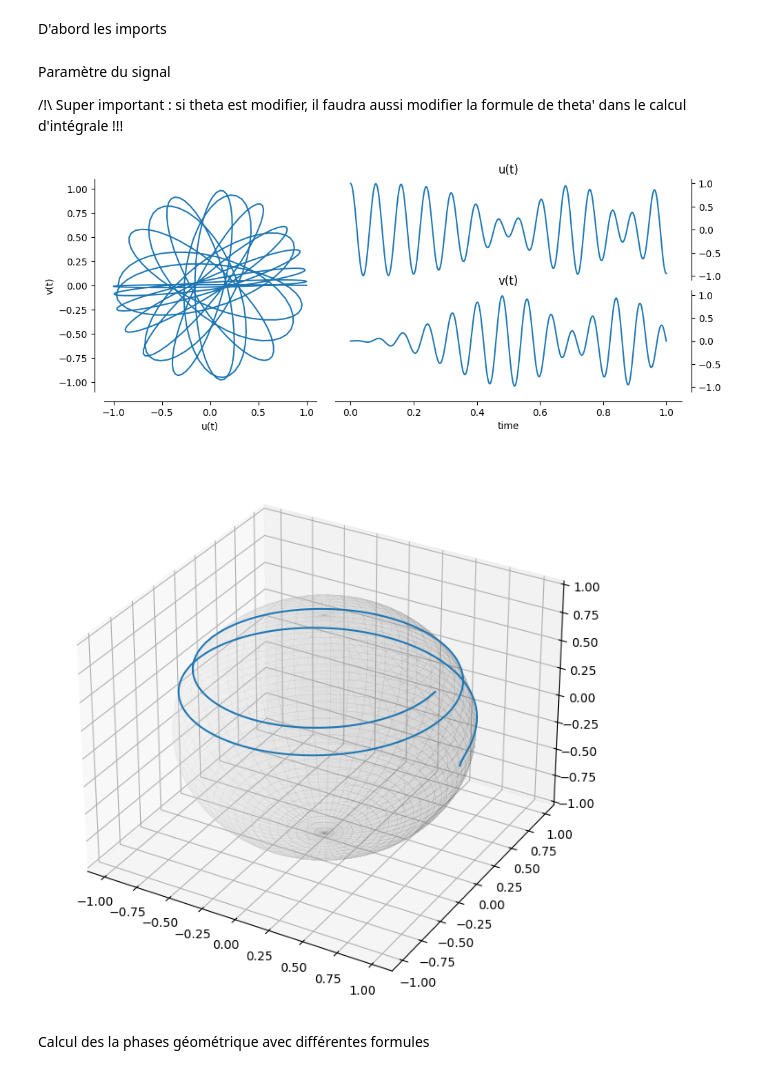
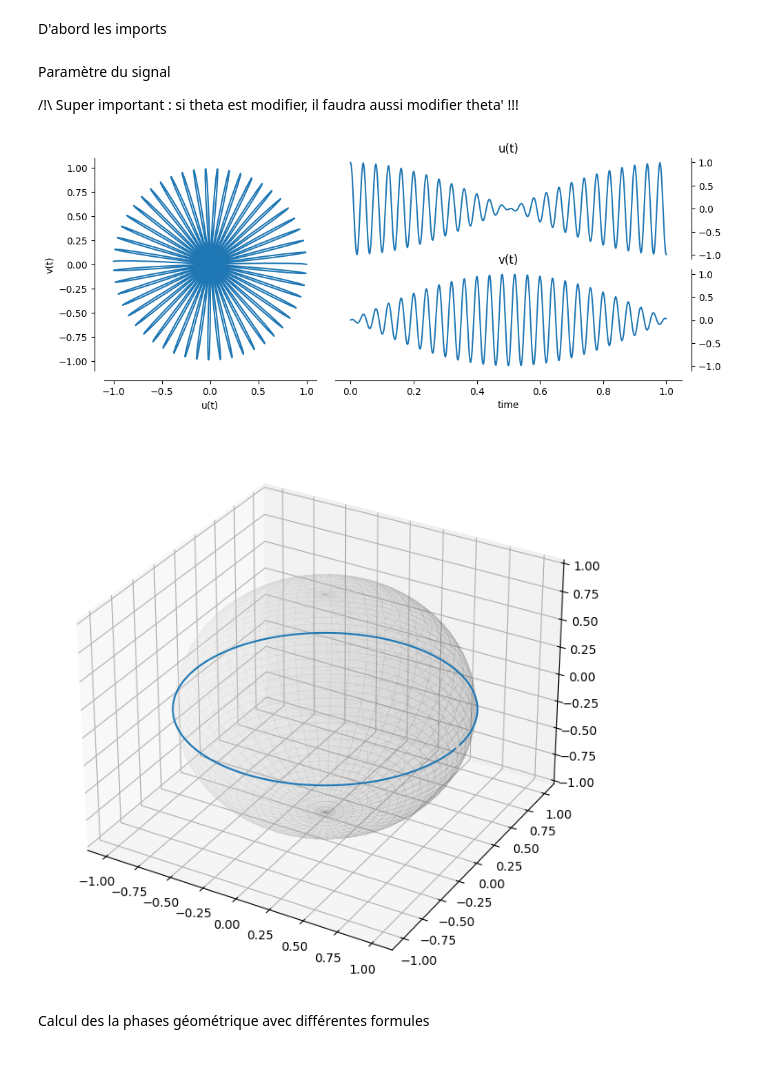
Before and after one commit to GregoireDoat/StageM2, a Jupyter notebook: code/pb-phase_g.ipynb, the cells around one changed output. Cells and saved outputs as stored; diff of their text form; code cells hidden in the pictures.

```diff
--- a/code/pb-phase_g.ipynb
+++ b/code/pb-phase_g.ipynb
@@ -16,7 +16,7 @@ from matplotlib.colors import LightSource
 Paramètre du signal
 
 
-/!\ Super important : si theta est modifier, il faudra aussi modifier la formule de theta' dans le calcul d'intégrale !!!
+/!\ Super important : si theta est modifier, il faudra aussi modifier theta' !!!
 # %%
     # Pas de temps
 
@@ -30,16 +30,16 @@ t = np.linspace(0, L, L*N)  # array des temps
 a = np.ones_like(t)
 
 def phi_f(t):
-    return 25 * np.pi * t
+    return 50 * np.pi * t
 
 def theta_f(t):
-    return 2*np.pi  * t**2
+    return np.pi*0.99  * t
 
 def theta_p(t): #theta prime, ca dérivée en somme
-    return 4*np.pi * t
+    return np.pi*0.99
 
 def chi_f(t):
-    return np.pi/10 * t
+    return 0#np.pi/10
 
 # valeurs associées aux fonctions
 phi  =  np.array([phi_f(t_) for t_ in t])
@@ -63,35 +63,35 @@ x1, x2 = bsp.utils.sympSplit(x)
 xvec = np.array([x1, x2])
 
 
     # Plots
 
 # en 2D
 
 bsp.utils.visual.plot2D(t, x)
 plt.show()
 
 
 # en 3D
 
 fig = plt.figure(figsize=(8, 8))
 ax = fig.add_subplot(111, projection="3d", computed_zorder=False)
 
 # ajout de la sphère
 u, v = np.mgrid[0 : 2 * np.pi : 50j, 0 : np.pi : 50j]
 r1 = np.cos(u) * np.sin(v)
 r2 = np.sin(u) * np.sin(v)
 r3 = np.cos(v)
 
 r = 0.99
 ls = LightSource(azdeg=210, altdeg=30)
 ax.plot_surface(r * r1, r * r2, r * r3, color=(0.9, 0.9, 0.9), alpha=0.1, zorder=-1, rstride=1, cstride=1, linewidth=0, antialiased=False)
 
 # plot du signal sur la sphère
 ax.plot(S1/S0, S2/S0, S3/S0)
 plt.show()
 # %% [output]
-[figure, old version]
+[figure, new version]
-[figure, old version]
+[figure, new version]
 # %% [markdown]
 Calcul des la phases géométrique avec différentes formules
 # %%
```
Also changed, not shown: parts of 3 cells of this notebook, 4 other files.
